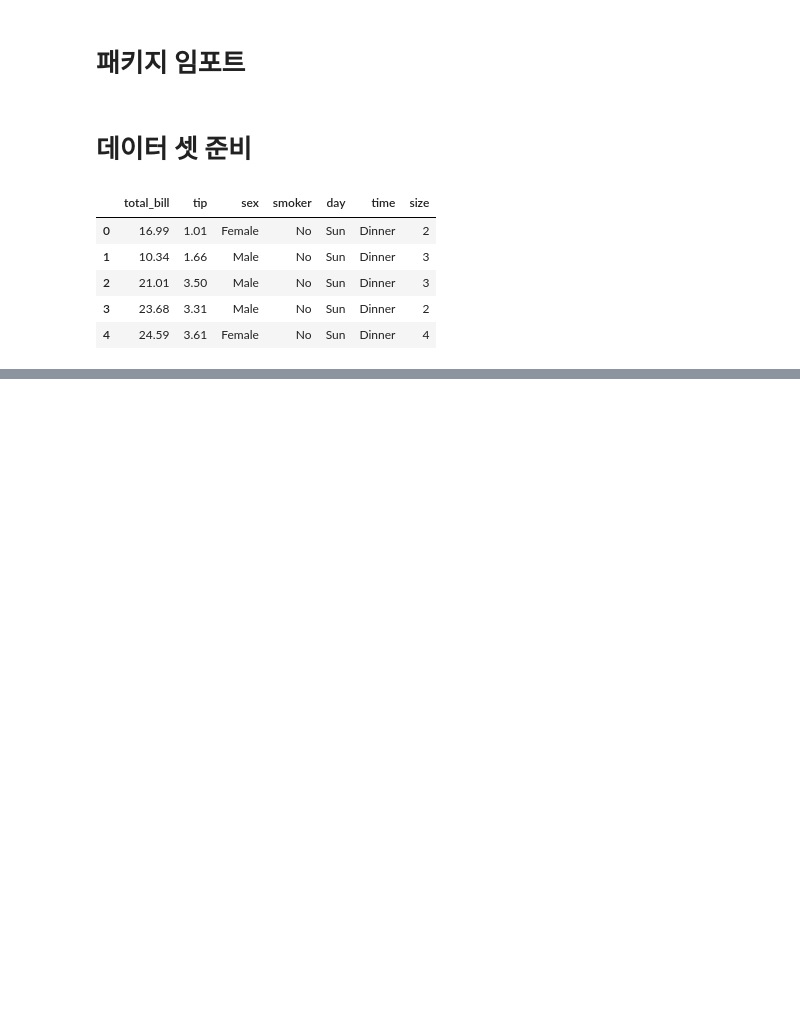
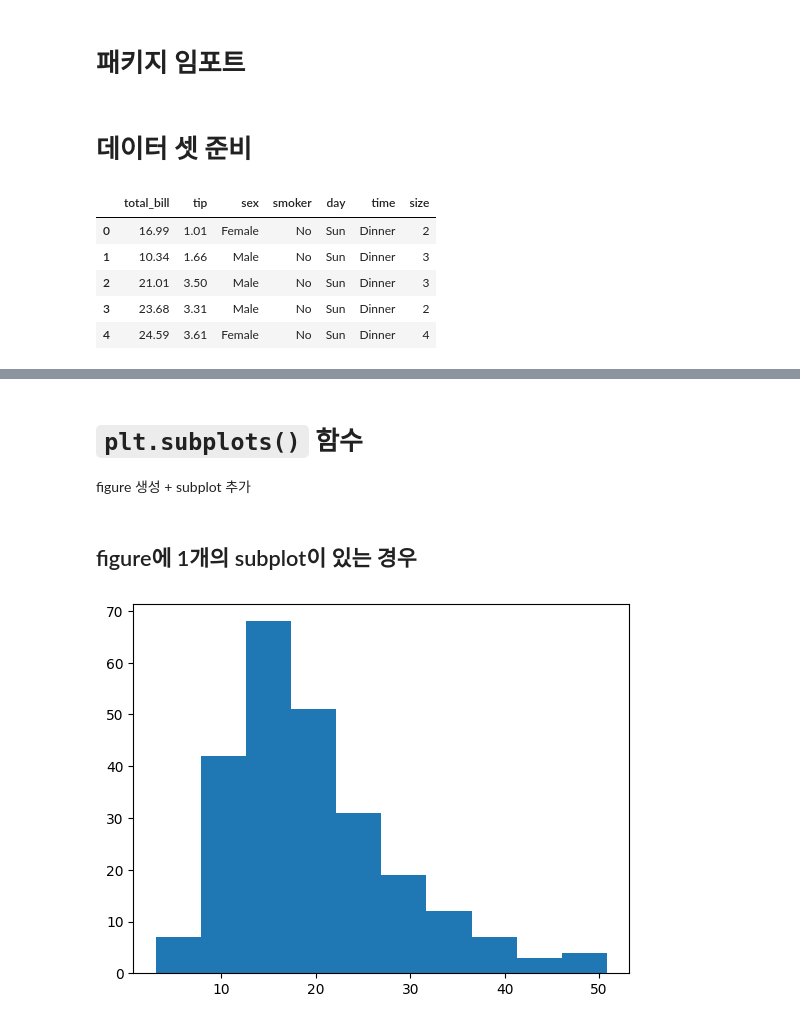
Before and after one commit to baesaa0304/StudyIT, a Jupyter notebook: py16_matplotlib.ipynb, the cells around one changed output, grey strips where cells are left out. Drawn from its saved outputs; the diff is of its cells as text; code cells hidden in the pictures; blank space fills up the shorter version.

```diff
--- a/py16_matplotlib.ipynb
+++ b/py16_matplotlib.ipynb
@@ -90,0 +115,19 @@ plt.show()
+# %% [markdown]
+# `plt.subplots()` 함수
+
+figure 생성 + subplot 추가
+# %% [markdown]
+## figure에 1개의 subplot이 있는 경우
+# %%
+# figure 생성, figure에 subplot을 추가.
+fig, ax = plt.subplots()
+
+# subplot에 그래프 그림.
+ax.hist(x=tips.total_bill)
+
+# 옵션
+
+# 그래프 보여주기
+plt.show()
+# %% [output]
+[figure, added]
```
Also changed, not shown: parts of 56 cells of this notebook.
